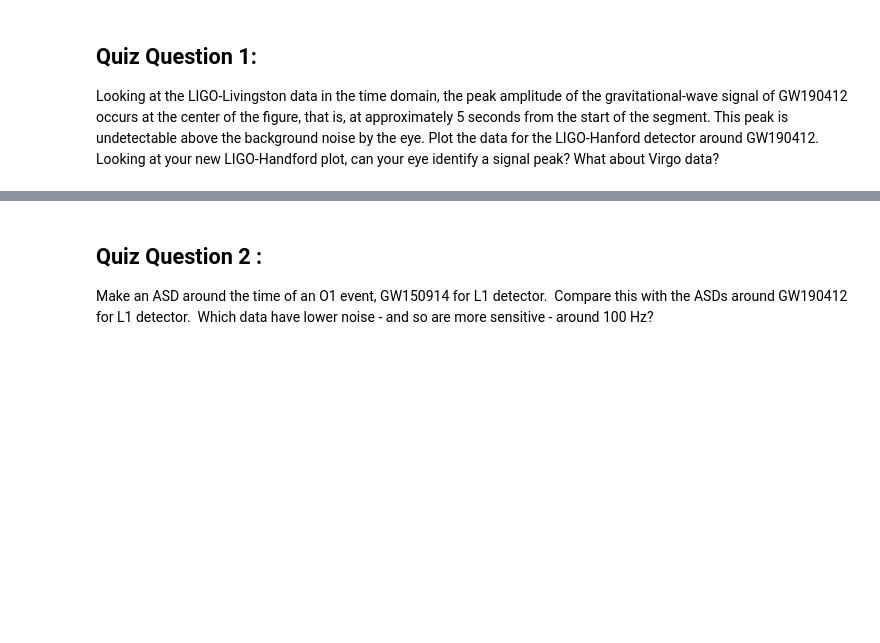
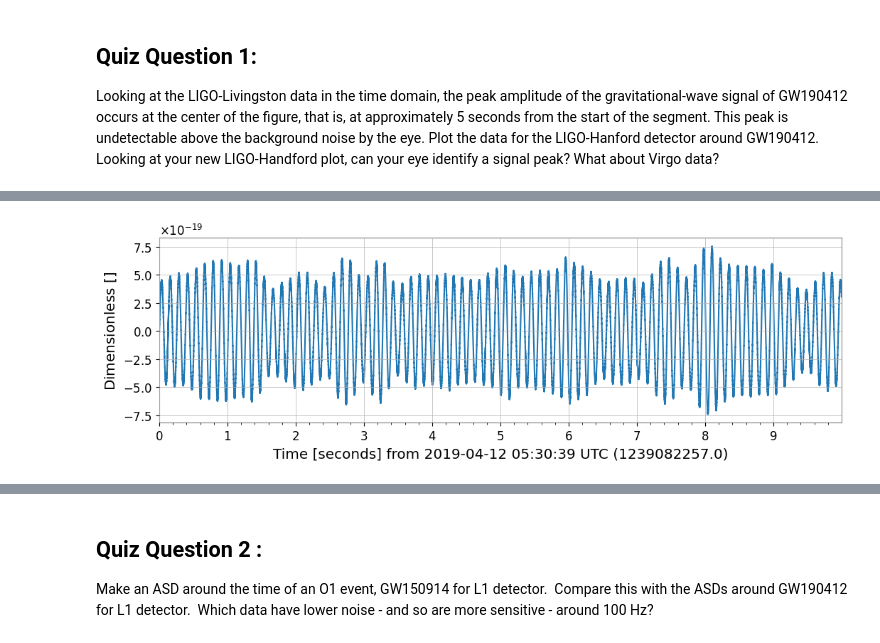
Before and after one commit to Ritvik179/GWOSC, a Jupyter notebook: Tuto_1_2_Open_Data_access_with_GWpy.ipynb, the cells around one changed output, grey strips where cells are left out. Cells and saved outputs as stored; diff of their text form; code cells hidden in the pictures; blank space fills up the shorter version.

```diff
--- a/Tuto_1_2_Open_Data_access_with_GWpy.ipynb
+++ b/Tuto_1_2_Open_Data_access_with_GWpy.ipynb
@@ -250,0 +264,3 @@ Looking at the LIGO-Livingston data in the time domain, the peak amplitude of th
+# %%
+hdata = TimeSeries.fetch_open_data('H1', *segment, verbose=True)
+print(hdata)
@@ -250,0 +278,4 @@ Looking at the LIGO-Livingston data in the time domain, the peak amplitude of th
+# %%
+plot = hdata.plot()
+# %% [output]
+[figure, added]
```
Also changed, not shown: parts of 30 cells of this notebook.
